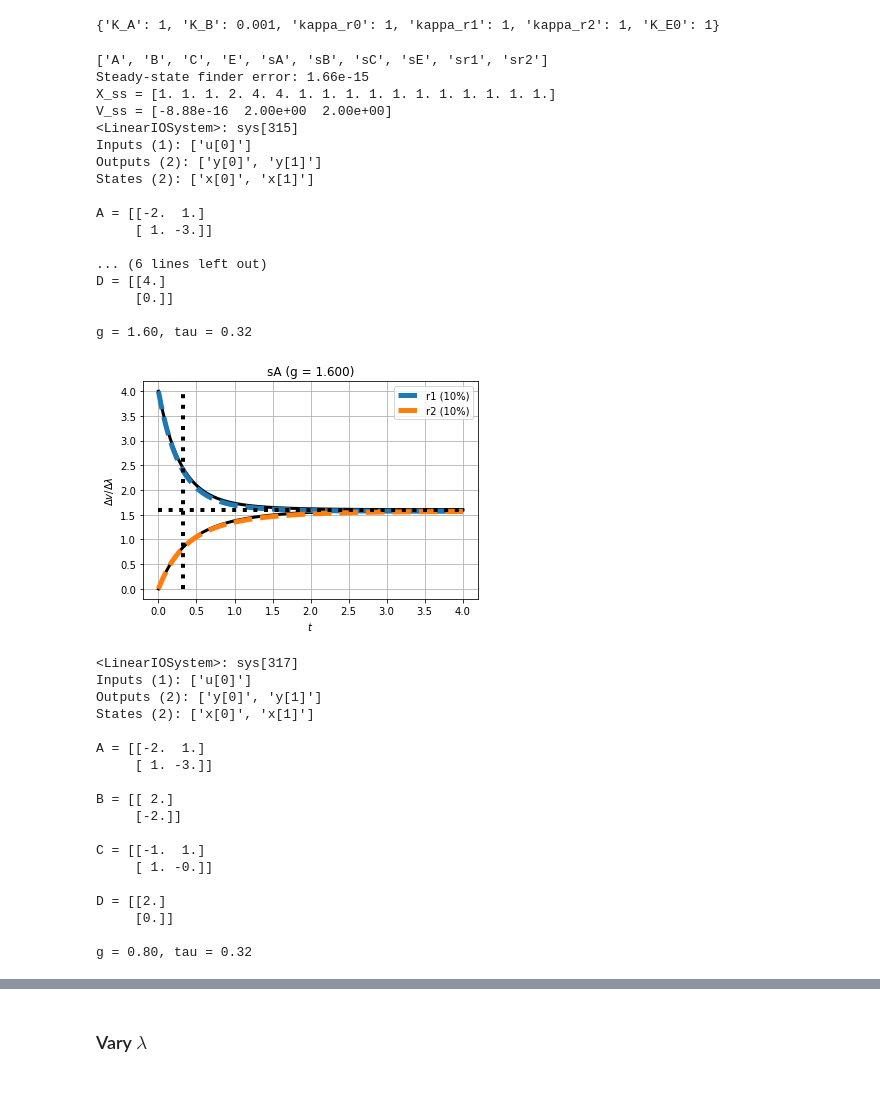
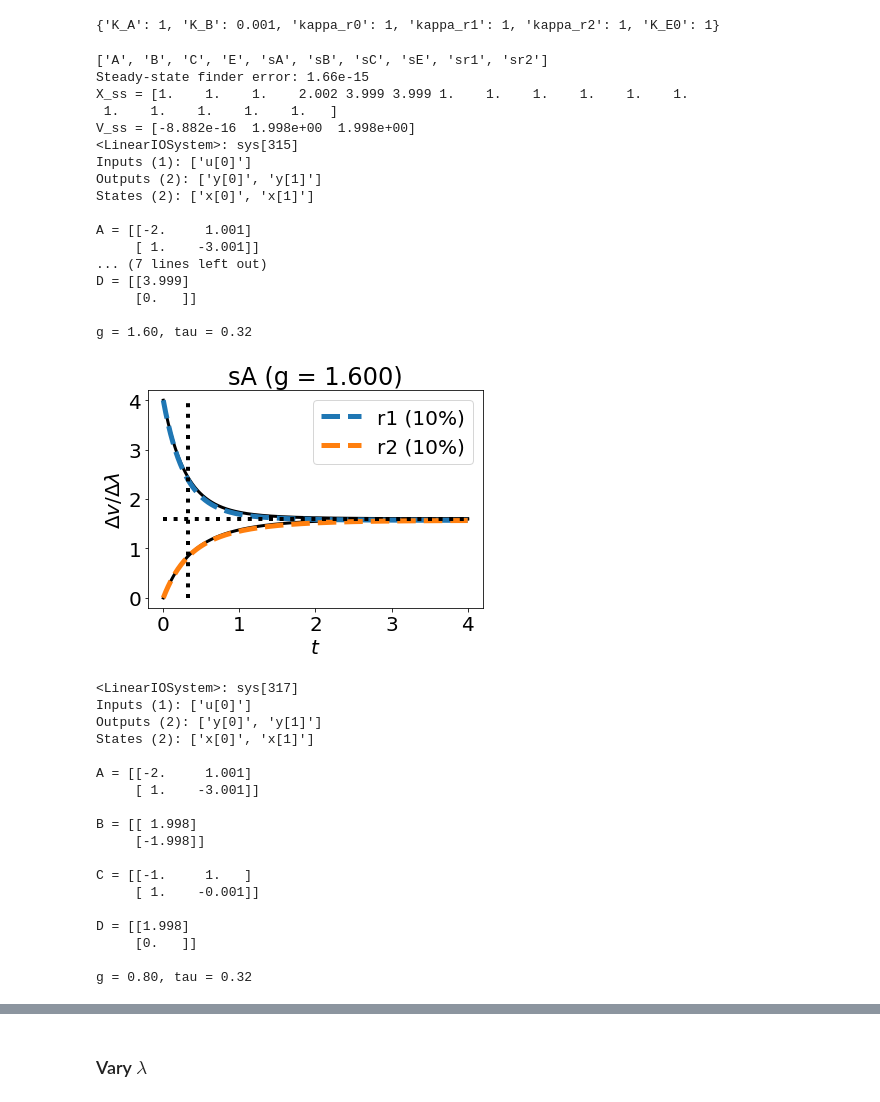
Before and after one commit to gawthrop/Sensitivity23, a Jupyter notebook: Sensitivity.ipynb, the cells around one changed output, grey strips where cells are left out. Cells and saved outputs as stored; diff of their text form; code cells hidden in the pictures.

```diff
--- a/Sensitivity.ipynb
+++ b/Sensitivity.ipynb
@@ -76,7 +82,8 @@ def tfProps(tf,method='truncate'):
 ## Optional plotting
 def Savefig(name):
     if Plotting:
-        plt.rcParams.update({'font.size': 14})
+        plt.rcParams.update({'font.size': fontsize})
+        plt.tight_layout()
         plotname = 'Figs/'+name+'.pdf'
         print('Saving',plotname)
         plt.savefig(plotname)
@@ -257,8 +264,9 @@ def extractSubsystem(SYS,sc,sf,inp,outp,minreal=False,tol=None,order=None,quiet=
 # %% [markdown]
 ## Plotting
 # %%
-def plotSensitivity(dat,reactions=['r1','r2'],plotSim=True,name=None):
-
+def plotSensitivity(dat,reactions=['r1','r2'],plotSim=True,name=None,grid=False):
+    ## Folt
+    plt.rcParams.update({'font.size': fontsize})
     if plotSim:
         plt.plot(t,y_lin,color='black',lw=3)
     else:
@@ -273,9 +281,10 @@ def plotSensitivity(dat,reactions=['r1','r2'],plotSim=True,name=None):
             plt.plot(t,(dat['V'][:,i]-V_ss[i])/(lam-1),
                      lw=5,ls='dashed',label=label)
 
-    plt.grid()
+    if grid:
+        plt.grid()
     plt.legend()
-    plt.xlabel('$t$')
+    plt.xlabel(r'$t$')
     plt.ylabel(r'$\Delta {v}/\Delta{\lambda}$')
 #     plt.tight_layout()
 # %%
@@ -978,11 +987,11 @@ def simSensitivity(s,sc,sf,Sys,X_ss,V_ss,dX_ss,chemostats=['A','C'],
             else:
                 parameter1[parname] = lam
 
-        dat = st.sim(s,sc=sc,sf=sf,t=t,parameter=parameter1,X0=X_ss_1,quiet=quiet)
+        dat = st.sim(s,sc=sc,sf=sf,t=t,parameter=parameter1,X0=X_ss_1,quiet=quiet,Normalise=Normalise)
     else:
         ## Initial condition perturbation.
         X_ss_1 += (lam-1)*sX0
-        dat = st.sim(s,sc=sc,sf=sf,t=t,parameter=parameter1,X0=X_ss_1,quiet=quiet)
+        dat = st.sim(s,sc=sc,sf=sf,t=t,parameter=parameter1,X0=X_ss_1,quiet=quiet,Normalise=Normalise)
 
     return dat,y_lin,t,sys
 # %% [markdown]
@@ -1119,12 +1128,12 @@ def sloppy(Sys,inp,outp,t=None,GainOnly=False):
 #     if not GainOnly:
 #         slp.SloppyPlotData(t,y,inp,outp)
 
-def sloppyBoth(Sys,inp,outp,t=None):
+def sloppyBoth(Sys,inp,outp,t=1):
 
     sys = extractSubsystem(Sys,sc,sf,inp,outp)
     SysName = sc['name']
     print(SysName)
-    if (t is None):
+    if (max(t)<1e2):
         name = f'{SysName}_sloppy_{inp[0]}'
     else:
         name = f'{SysName}_sloppy_{inp[0]}_long'
@@ -1152,7 +1161,7 @@ def sloppyBoth(Sys,inp,outp,t=None):
     Savefig(name)
     plt.show()
 
-for t_last in [0,1e6]:
+for t_last in [1,1e3]:
     if t_last==0:
         t = None
     else:
@@ -1508,6 +1521,7 @@ print(parameter)
 ## Chemostats
 chemostats = ['A','B','Act','Inh']
 # %%
+imp.reload(st)
 dcgain = {}
 syss = {}
 print(s['species'])
@@ -1516,57 +1530,57 @@ lam = 1.1
 outp = ['r1','r2']
 Inp = ['sA','sr1','sr2','sAct','sInh']
 #Inp = ['sAct','sInh','sA','sB']
 t_last = 4
 for inp in Inp:
     dat,y_lin,t,sys = simSensitivity(s,sc,sf,Sys,X_ss,V_ss,dX_ss,
                                       parameter=parameter,inp=[inp],outp=outp,lam=lam,t_last=t_last)
     syss[inp] = sys
     print(sys)
 #     g = con.dcgain(sys)[0][0]
     g,tau = tfProps(sys)
     dcgain[inp] = g
     print(f'g = {g:0.2f}, tau = {tau:0.2f}')
     if Titles:
         plt.title(f'{inp} (g = {g:.3f})')
     plotSensitivity(dat,reactions=outp)
     plotLines()
 #     plt.hlines(g,min(t),max(t),color='black',ls='dashed')
     Savefig('ecr_'+inp)
     plt.show()
 # %% [output]
 ['A', 'B', 'C', 'E', 'sA', 'sB', 'sC', 'sE', 'sr1', 'sr2']
 Steady-state finder error: 1.66e-15
-X_ss = [1. 1. 1. 2. 4. 4. 1. 1. 1. 1. 1. 1. 1. 1. 1. 1. 1.]
-V_ss = [-8.88e-16  2.00e+00  2.00e+00]
+X_ss = [1.    1.    1.    2.002 3.999 3.999 1.    1.    1.    1.    1.    1.
+ 1.    1.    1.    1.    1.   ]
+V_ss = [-8.882e-16  1.998e+00  1.998e+00]
 <LinearIOSystem>: sys[315]
 Inputs (1): ['u[0]']
 Outputs (2): ['y[0]', 'y[1]']
 States (2): ['x[0]', 'x[1]']
 
-A = [[-2.  1.]
-     [ 1. -3.]]
-
-... (6 lines left out)
-D = [[4.]
-     [0.]]
+A = [[-2.     1.001]
+     [ 1.    -3.001]]
+... (7 lines left out)
+D = [[3.999]
+     [0.   ]]
 
 g = 1.60, tau = 0.32
-[figure, old version]
+[figure, new version]
 <LinearIOSystem>: sys[317]
 Inputs (1): ['u[0]']
 Outputs (2): ['y[0]', 'y[1]']
 States (2): ['x[0]', 'x[1]']
 
-A = [[-2.  1.]
-     [ 1. -3.]]
+A = [[-2.     1.001]
+     [ 1.    -3.001]]
 
-B = [[ 2.]
-     [-2.]]
+B = [[ 1.998]
+     [-1.998]]
 
-C = [[-1.  1.]
-     [ 1. -0.]]
+C = [[-1.     1.   ]
+     [ 1.    -0.001]]
 
-D = [[2.]
-     [0.]]
+D = [[1.998]
+     [0.   ]]
 
 g = 0.80, tau = 0.32
```
Also changed, not shown: parts of 25 cells of this notebook, 3 other files.
